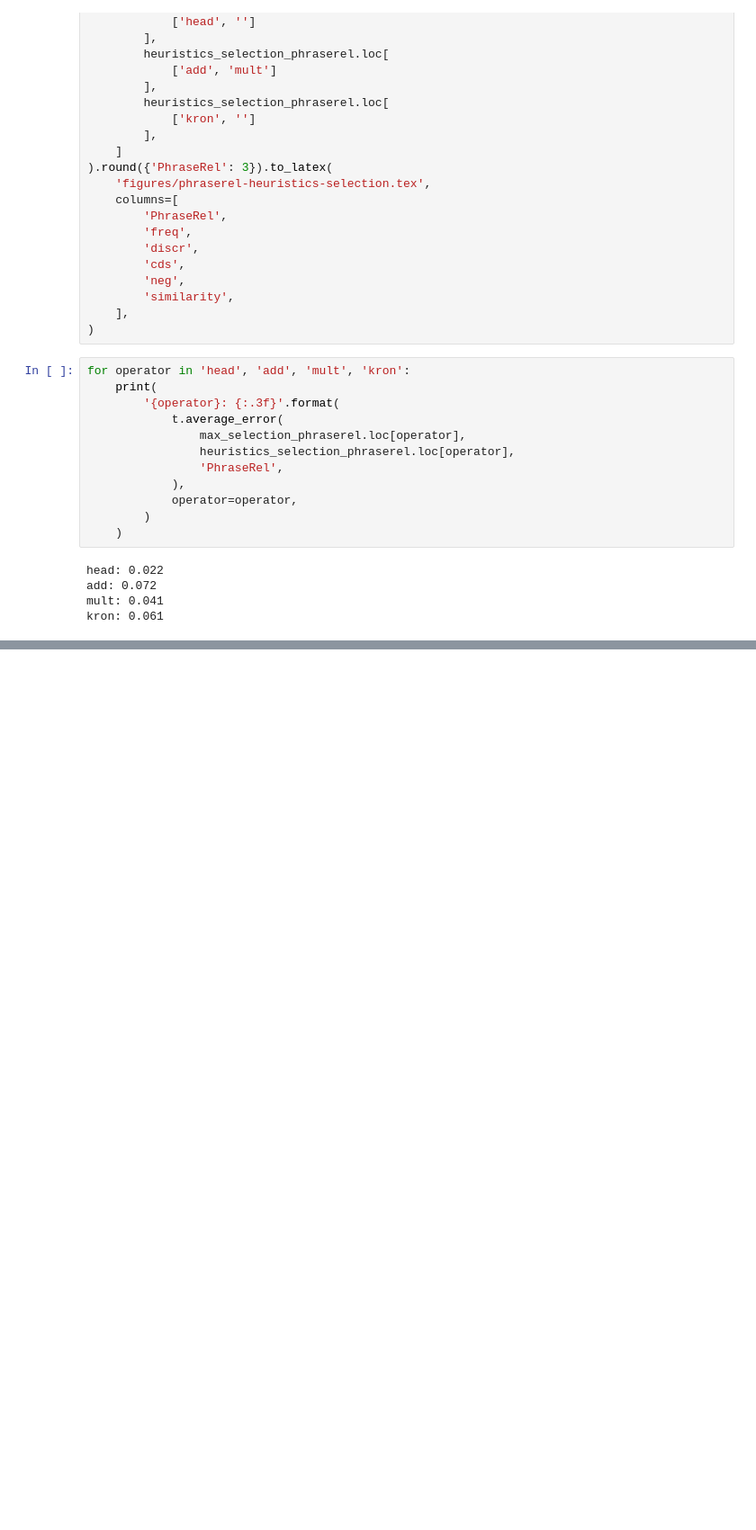
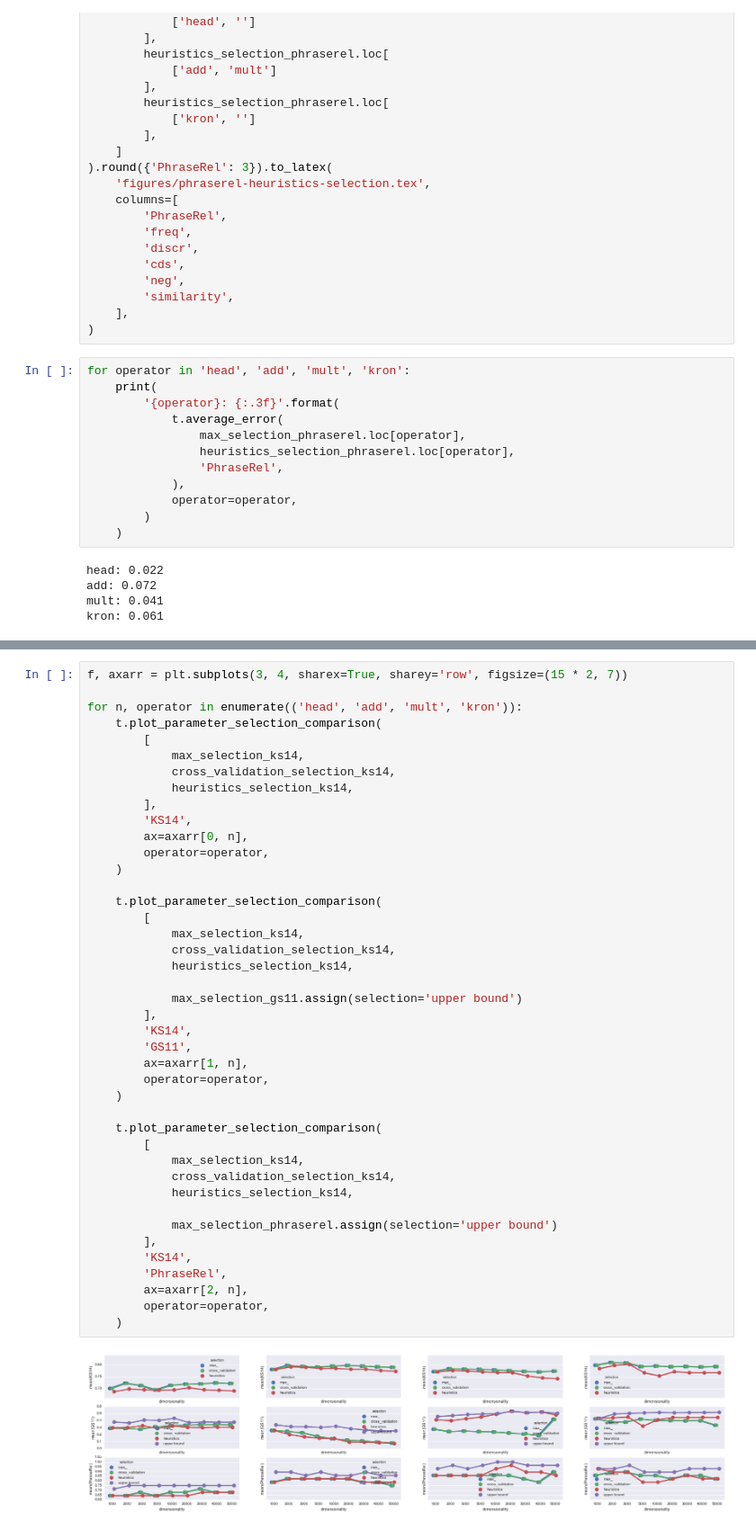
Before and after one commit to dimazest/thesis, a Jupyter notebook: supplement/parameter-selection.ipynb, the cells around one changed output, grey strips where cells are left out. Shown at 90% size. Cells and saved outputs as stored; diff of their text form; blank space fills up the shorter version.

```diff
--- a/supplement/parameter-selection.ipynb
+++ b/supplement/parameter-selection.ipynb
@@ -1518,0 +1514,44 @@ kron: 0.061
+# %%
+f, axarr = plt.subplots(3, 4, sharex=True, sharey='row', figsize=(15 * 2, 7))
+
+for n, operator in enumerate(('head', 'add', 'mult', 'kron')):
+    t.plot_parameter_selection_comparison(
+        [
+            max_selection_ks14,
+            cross_validation_selection_ks14,
+            heuristics_selection_ks14,
+        ],
+        'KS14',
+        ax=axarr[0, n],
+        operator=operator,
+    )
+
+    t.plot_parameter_selection_comparison(
+        [
+            max_selection_ks14,
+            cross_validation_selection_ks14,
+            heuristics_selection_ks14,
+
+            max_selection_gs11.assign(selection='upper bound')
+        ],
+        'KS14',
+        'GS11',
+        ax=axarr[1, n],
+        operator=operator,
+    )
+
+    t.plot_parameter_selection_comparison(
+        [
+            max_selection_ks14,
+            cross_validation_selection_ks14,
+            heuristics_selection_ks14,
+
+            max_selection_phraserel.assign(selection='upper bound')
+        ],
+        'KS14',
+        'PhraseRel',
+        ax=axarr[2, n],
+        operator=operator,
+    )
+# %% [output]
+[figure, added]
```
Also changed, not shown: parts of 5 cells of this notebook, 1 other file.
